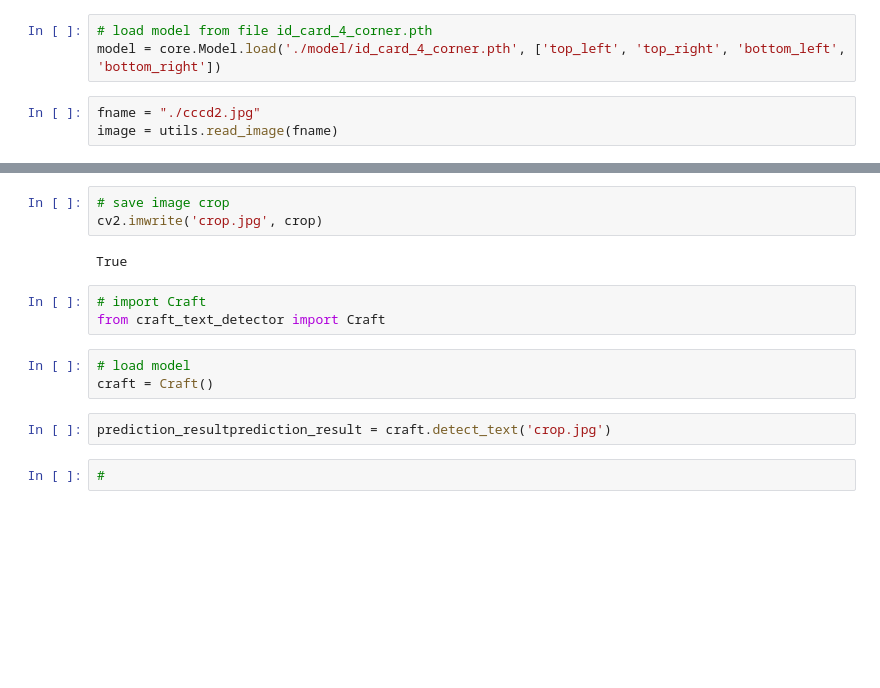
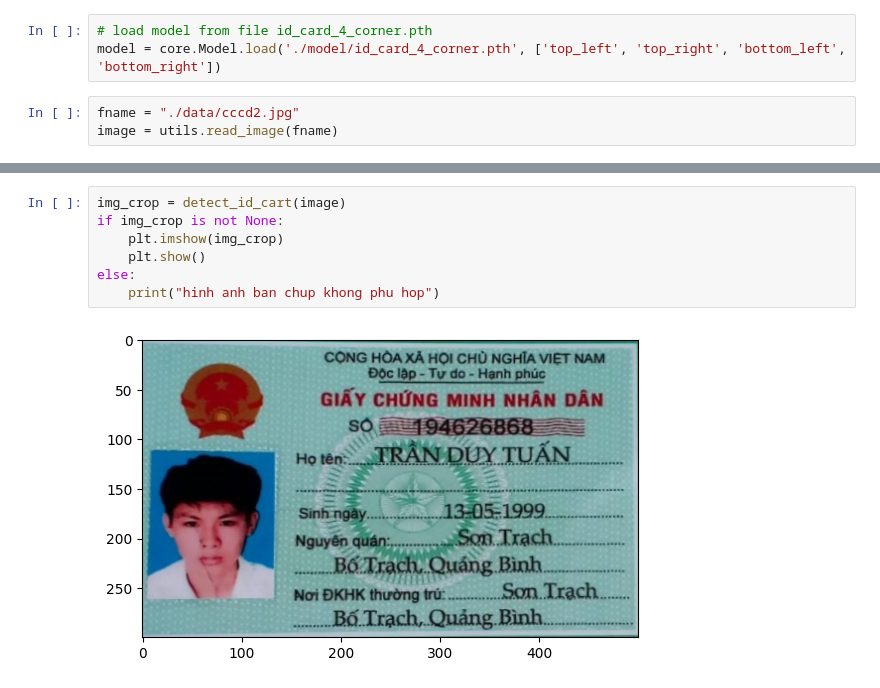
Before and after one commit to PhamTienThanhCong/detect-info-IDcard, a Jupyter notebook: code.ipynb, the cells around one changed output, grey strips where cells are left out. Drawn from its saved outputs; the diff is of its cells as text; blank space fills up the shorter version.

```diff
--- a/code.ipynb
+++ b/code.ipynb
@@ -5,5 +112,5 @@ import cv2
 # load model from file id_card_4_corner.pth
 model = core.Model.load('./model/id_card_4_corner.pth', ['top_left', 'top_right', 'bottom_left', 'bottom_right'])
 # %%
-fname = "./cccd2.jpg"
+fname = "./data/cccd2.jpg"
 image = utils.read_image(fname)
@@ -132,15 +117,9 @@ plt.imshow(crop)
-# %%
-# save image crop
-cv2.imwrite('crop.jpg', crop)
-# %% [output]
-True
-# %%
-# import Craft
-from craft_text_detector import Craft
-# %%
-# load model
-craft = Craft()
-# %%
-prediction_resultprediction_result = craft.detect_text('crop.jpg')
-# %%
-#
+# %%
+img_crop = detect_id_cart(image)
+if img_crop is not None:
+    plt.imshow(img_crop)
+    plt.show()
+else:
+    print("hinh anh ban chup khong phu hop")
+# %% [output]
+[figure, added]
```
Also changed, not shown: parts of 16 cells of this notebook, 12 other files.
